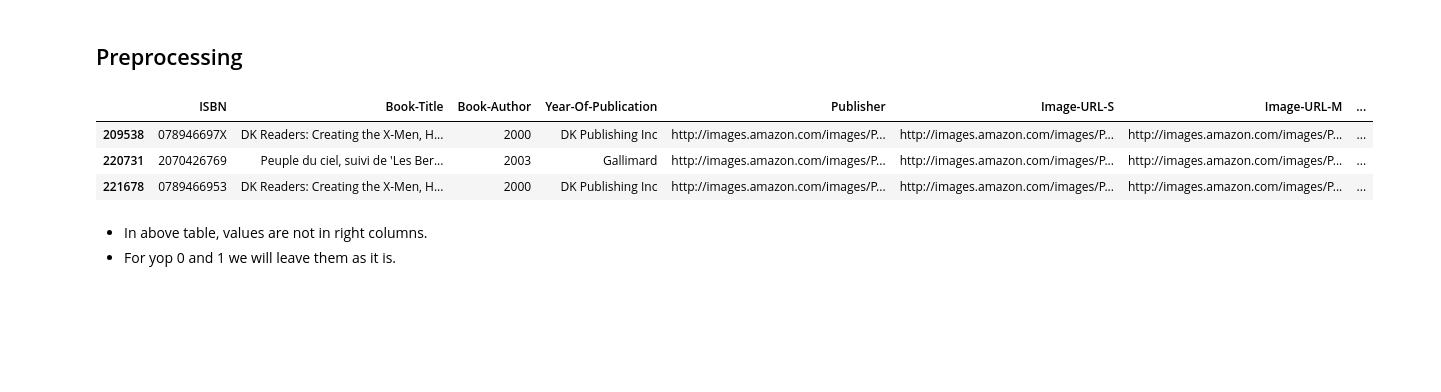
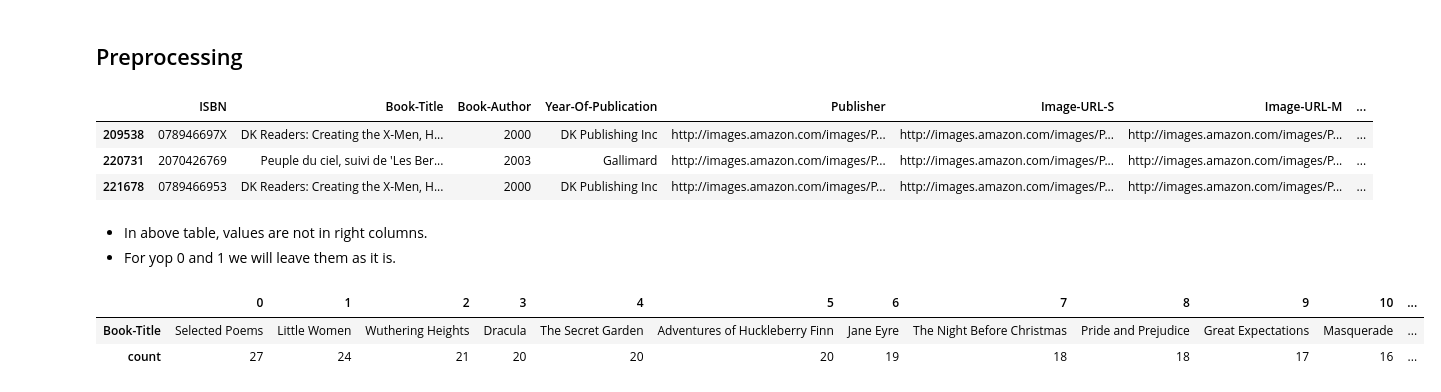
Before and after one commit to mdismailquraishicse/BookRecommendationSystem, a Jupyter notebook: books.ipynb, the cells around one changed output. Cells and saved outputs as stored; diff of their text form; code cells hidden in the pictures; blank space fills up the shorter version.

```diff
--- a/books.ipynb
+++ b/books.ipynb
@@ -165,0 +163,9 @@ df_result.to_csv('/content/drive/MyDrive/MyProjects/ML Projects/Unsupervised ML/
+# %%
+pd.set_option('display.max_rows',None)
+pd.set_option('display.max_columns',None)
+top_100_books_with_highest_count= cdf['Book-Title'].value_counts().sort_values(ascending=False).reset_index().head(100)
+top_100_books_with_highest_count.T
+# %% [output]
+|  | 0 | 1 | 2 | 3 | 4 | 5 | 6 | 7 | 8 | 9 | 10 | ... |
+| Book-Title | Selected Poems | Little Women | Wuthering Heights | Dracula | The Secret Garden | Adventures of Huckleberry Finn | Jane Eyre | The Night Before Christmas | Pride and Prejudice | Great Expectations | Masquerade | ... |
+| count | 27 | 24 | 21 | 20 | 20 | 20 | 19 | 18 | 18 | 17 | 16 | ... |
```
Also changed, not shown: parts of 14 cells of this notebook, 3 other files.
